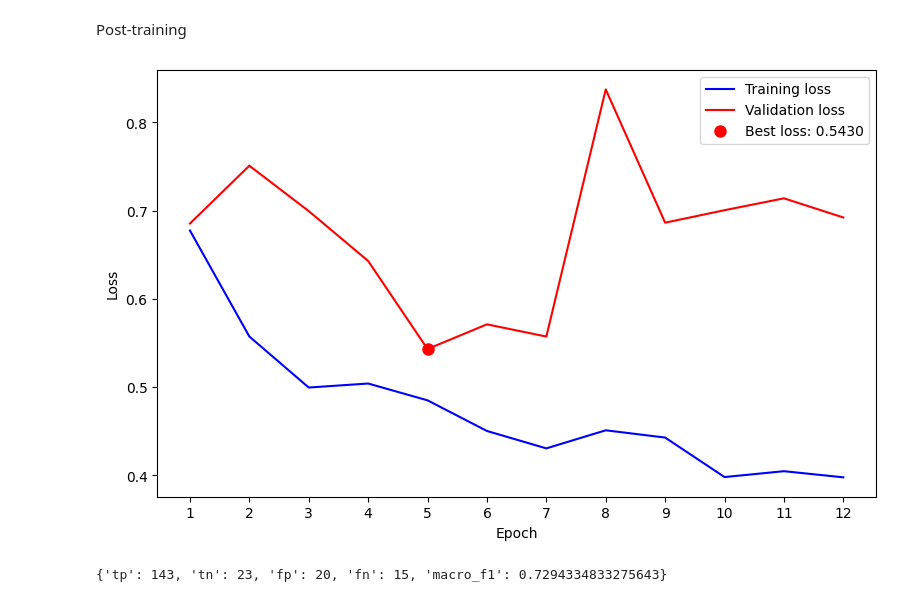
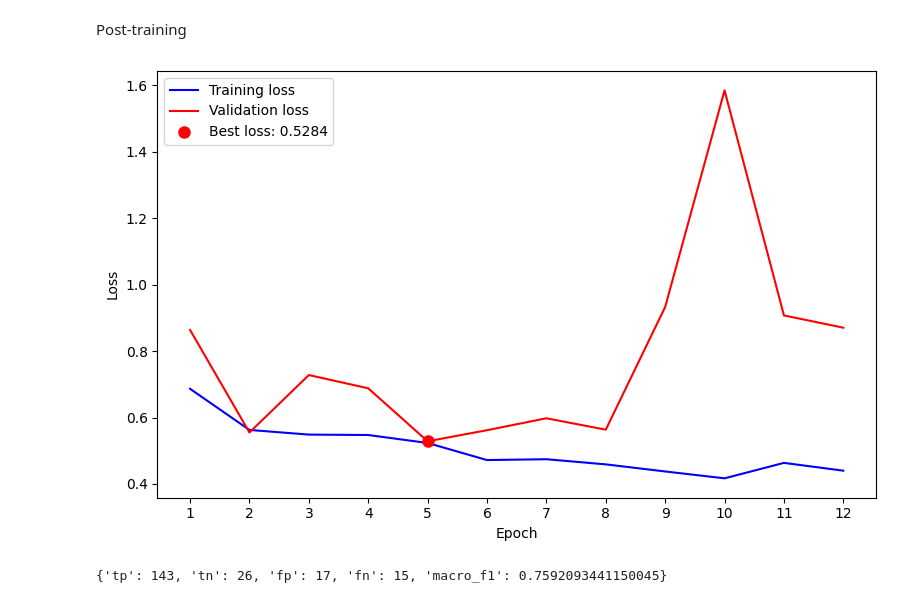
Before and after one commit to BoweiDu01/50021AIGrp21, a Jupyter notebook: main.ipynb, the cells around one changed output. Saved outputs shown, nothing was run; the diff lists cells and outputs as text; code cells hidden in the pictures.

```diff
--- a/main.ipynb
+++ b/main.ipynb
@@ -23,7 +23,7 @@ os.makedirs(MODELS_PATH := os.path.join(ROOT_PATH, "models"), exist_ok=True)
 
 BATCH_SIZE = 32
 TRAIN_RATIO, DEV_RATIO, TEST_RATIO = 0.8, 0.1, 0.1
-LBP_ENGINEERING = False
+LBP_ENGINEERING = True
 
 LEARNING_RATE = 0.001
 NUM_EPOCHS = 50
@@ -54,7 +53,7 @@ test_loader = torch.utils.data.DataLoader(test_set, batch_size=BATCH_SIZE, shuff
 # %% [markdown]
 Training
 # %%
-model = RN50().to(DEVICE)
+model = LBPPatchedRN50().to(DEVICE)
 criterion = nn.CrossEntropyLoss(
 	weight=torch.tensor([sum(x[1] != 0 for x in train_set) / sum(x[1] == 0 for x in train_set), 1.0],
 	dtype=torch.float32
@@ -164,35 +160,35 @@ def visualise_loss(model):
 	plt.gca().xaxis.set_major_locator(ticker.MultipleLocator(1))
 	plt.tight_layout()
 	plt.show()
 
 from sklearn.metrics import f1_score
 
 def evaluate_model(model, dataloader):
 	model.eval()
 	Y_hat, Y = [], []
 	with torch.no_grad():
 		for x, y in dataloader:
 			logits = model(x.to(DEVICE))
 			Y_hat.append(torch.argmax(logits, dim=1).cpu())
 			Y.append(y.view(-1))
 	Y_hat, Y = torch.cat(Y_hat), torch.cat(Y)
 	tn, fp, fn, tp = confusion_matrix(Y, Y_hat).ravel()
 	binary_f1 = 2 * tp / (2 * tp + fp + fn) if (2 * tp + fp + fn) != 0 else 0
 	macro_f1 = f1_score(Y, Y_hat, average="macro")
 	return {
 		"tp": int(tp),
 		"tn": int(tn),
 		"fp": int(fp),
 		"fn": int(fn),
 		"macro_f1": float(macro_f1)
 	}
 
-m = RN152().to(DEVICE)
-# m = model.__class__().to(DEVICE)
+# m = RN152().to(DEVICE)
+m = model.__class__().to(DEVICE)
 visualise_loss(m)
 
-m.load_state_dict(torch.load(os.path.join(MODELS_PATH, "RN152", "best.pth")))
+m.load_state_dict(torch.load(os.path.join(MODELS_PATH, f"{model.id}", "best.pth")))
 print(evaluate_model(m, test_loader))
 # %% [output]
-[figure, old version]
+[figure, new version]
-{'tp': 143, 'tn': 23, 'fp': 20, 'fn': 15, 'macro_f1': 0.7294334833275643}
+{'tp': 143, 'tn': 26, 'fp': 17, 'fn': 15, 'macro_f1': 0.7592093441150045}
```
Also changed, not shown: parts of 2 cells of this notebook, 3 other files.
